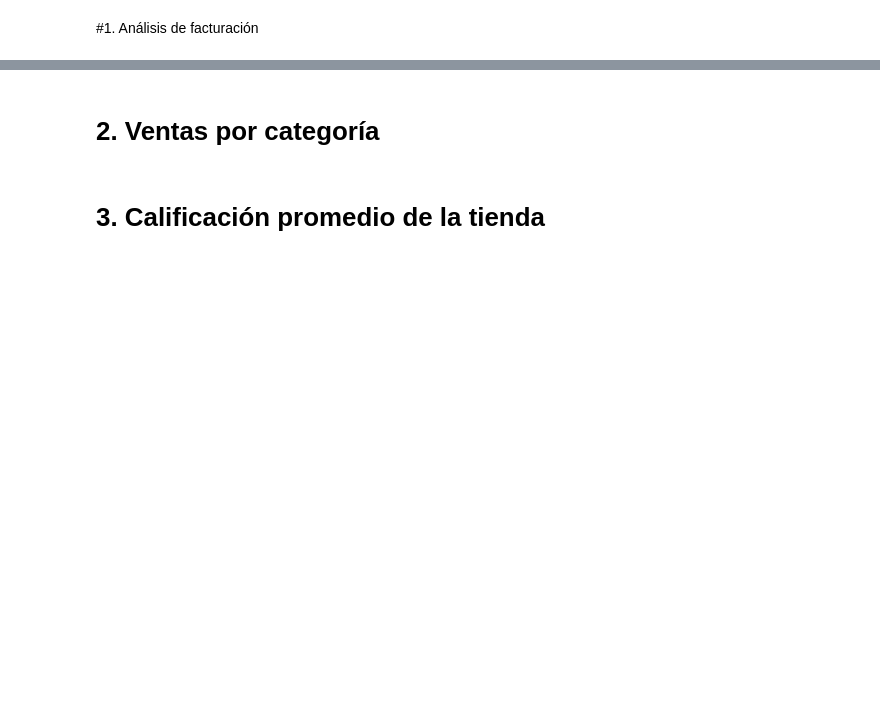
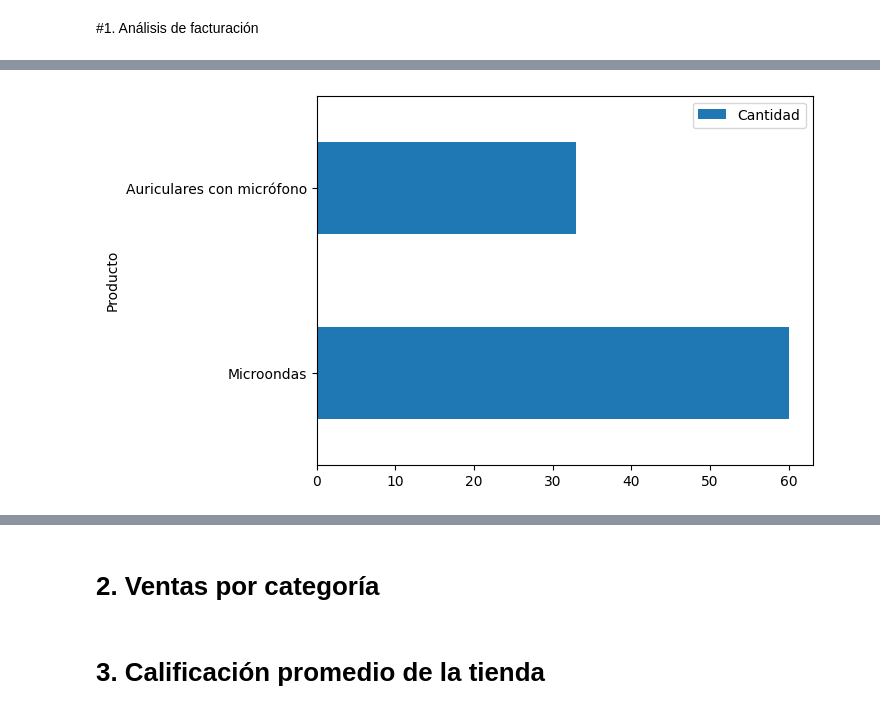
Before and after one commit to marianotorresleyva/challenge1-data-science-latam, a Jupyter notebook: AluraStoreLatam.ipynb, the cells around one changed output, grey strips where cells are left out. Drawn from its saved outputs; the diff is of its cells as text; code cells hidden in the pictures; blank space fills up the shorter version.

```diff
--- a/AluraStoreLatam.ipynb
+++ b/AluraStoreLatam.ipynb
@@ -24,2 +64,26 @@ tienda.head()
 # %% [markdown]
 #1. Análisis de facturación
+# %%
+# Suma Total de Precio
+total_tienda = tienda['Precio'].sum()
+print(total_tienda)
+
+#Productos vendidos por categoria
+total_producto_categoria = tienda['Categoría del Producto'].value_counts()
+print(total_producto_categoria)
+
+#Valoracion Media Por tienda
+valoracion_tienda = tienda['Calificación'].mean()
+print(valoracion_tienda)
+
+#Producto más vendido de la tienda
+producto_mas_vendido = tienda['Producto'].value_counts().idxmax()
+print(producto_mas_vendido)
+
+#Producto menos vendido de la tienda
+producto_menos_vendido = tienda['Producto'].value_counts().idxmin()
+print(producto_menos_vendido)
+
+#Valor Promedio de Envio Por Tienda
+valor_promedio_envio = tienda['Costo de envío'].mean()
+print(valor_promedio_envio)
@@ -25,0 +106,11 @@ tienda.head()
+# %%
+#Grafica comparando el producto más vendido con el menos vendido
+
+data_tienda = {'Producto': [producto_mas_vendido, producto_menos_vendido],
+                'Cantidad': [tienda['Producto'].value_counts()[producto_mas_vendido],
+                         tienda['Producto'].value_counts()[producto_menos_vendido]]}
+df_tienda = pd.DataFrame(data_tienda)
+df_tienda.plot(kind='barh', x='Producto', y='Cantidad')
+plt.show()
+# %% [output]
+[figure, added]
```
Also changed, not shown: parts of 16 cells of this notebook.
